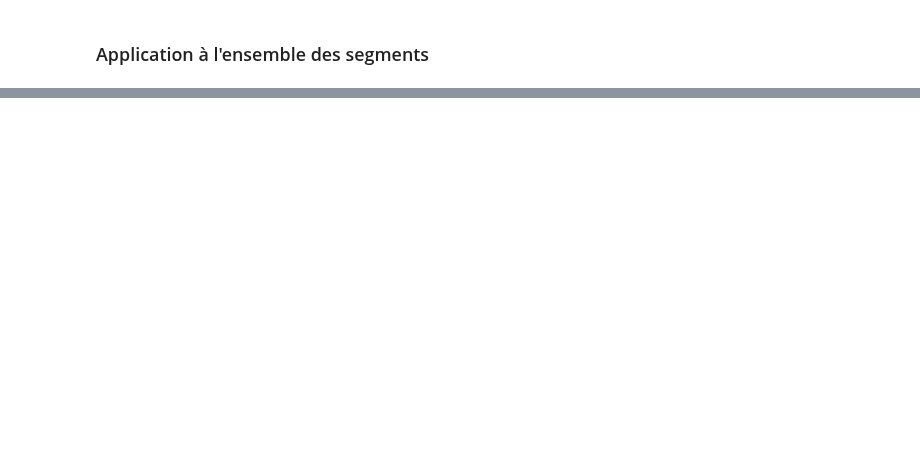
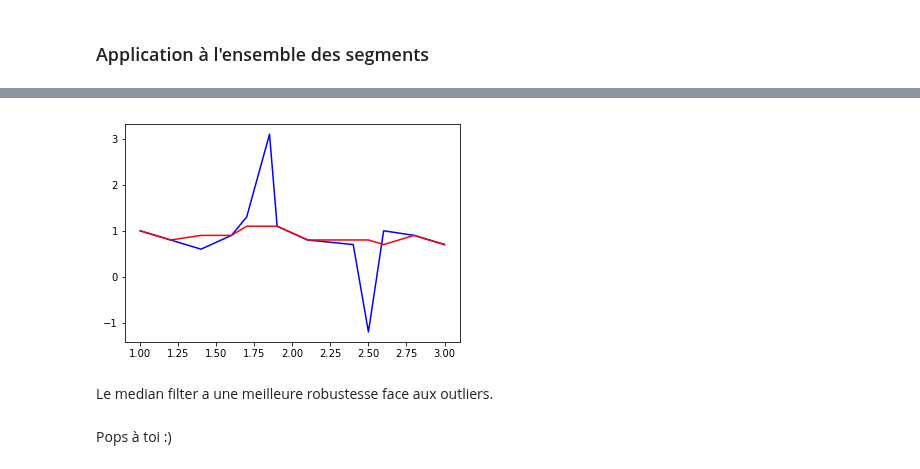
Before and after one commit to AmigoCap/GPSFlow, a Jupyter notebook: presentationMathon.ipynb, the cells around one changed output, grey strips where cells are left out. Cells and saved outputs as stored; diff of their text form; code cells hidden in the pictures; blank space fills up the shorter version.

```diff
--- a/presentationMathon.ipynb
+++ b/presentationMathon.ipynb
@@ -216,0 +258,19 @@ IFrame('4-files/segmented_day_df2.html', width=990, height=500)
+# %%
+xfilt2 = [1.0, 1.2, 1.4, 1.6, 1.7, 1.85, 1.9, 2.1, 2.4, 2.5, 2.6, 2.8, 3.0]
+yfilt2 = [1.0, 0.8, 0.6, 0.9, 1.0, 3.1, 1.1, 0.8, 0.7, -1.2, 1.0, 0.9, 0.7]
+
+for i in range(2, len(y)-2):
+    yfenetre=y[i-2:i+3]
+    yfenetre.sort()
+    yfilt2[i]=yfenetre[2]
+    xfenetre=x[i-2:i+3]
+    xfenetre.sort()
+    xfilt2[i]=xfenetre[2]
+
+plt.plot(x, y, 'blue', label='1')
+plt.plot(xfilt2, yfilt2, 'red', label='2')
+plt.show()
+# %% [output]
+[figure, added]
+# %% [markdown]
+Le median filter a une meilleure robustesse face aux outliers.
@@ -216,0 +283,2 @@ IFrame('4-files/segmented_day_df2.html', width=990, height=500)
+# %% [markdown]
+Pops à toi :)
```
Also changed, not shown: parts of 9 cells of this notebook, 3 other files.
